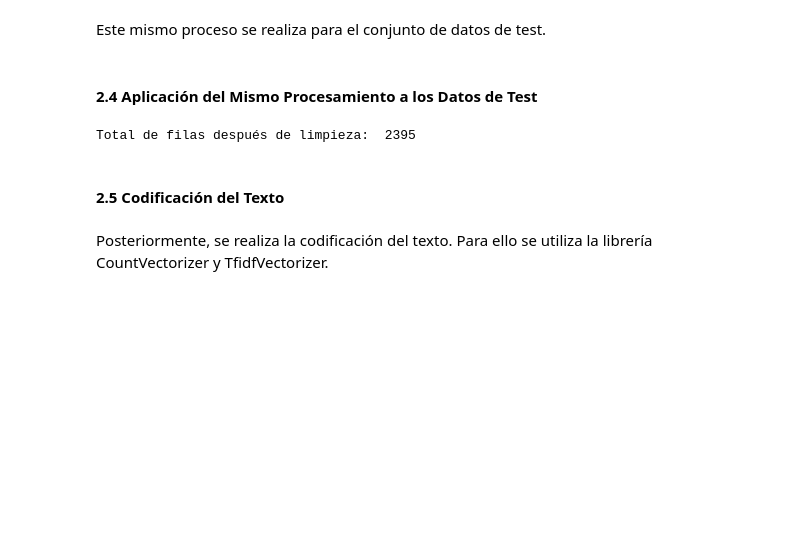
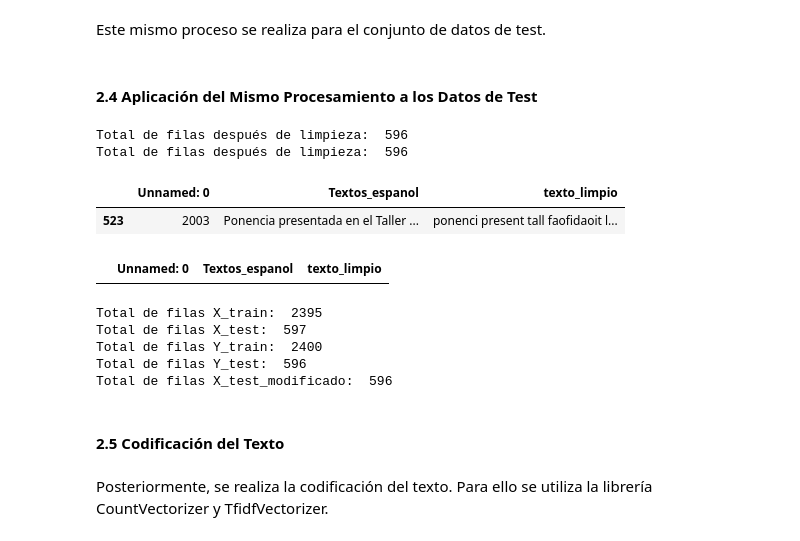
Before and after one commit to ddummann/Proyecto1-ClasificacionTextos-Etapa2, a Jupyter notebook: solucion_bi.ipynb, the cells around one changed output. Drawn from its saved outputs; the diff is of its cells as text; code cells hidden in the pictures; blank space fills up the shorter version.

```diff
--- a/solucion_bi.ipynb
+++ b/solucion_bi.ipynb
@@ -392,13 +434,10 @@ Y_test_clean = Y_test.loc[es_mask_t].copy()
 
 assert X_test_clean['idioma'].value_counts(normalize=True)['es'] == 1.0
 assert X_test_clean.shape[0] == Y_test_clean.shape[0]
-
 X_test_clean.drop(['idioma'], axis=1, inplace=True)
 
-print("Total de filas después de limpieza: ", X_train_clean.shape[0])
-X_test_clean['texto_limpio'] = X_test_clean['Textos_espanol'].swifter.apply(word_tokenize, language="spanish").swifter.apply(preprocessing)
-X_test_clean.to_excel("data\cat_345_clean_sin_lema_test.xlsx")
-X_test_clean['texto_limpio'] = X_test_clean['texto_limpio'].swifter.apply(stem_and_lemmatize).swifter.apply(join_words)
-X_test_clean.to_excel("data\cat_345_clean_con_lema_test.xlsx")
+print("Total de filas después de limpieza: ", X_test_clean.shape[0])
+print("Total de filas después de limpieza: ", Y_test_clean.shape[0])
 # %% [output]
-Total de filas después de limpieza:  2395
+Total de filas después de limpieza:  596
+Total de filas después de limpieza:  596
@@ -405,3 +450,33 @@ Total de filas después de limpieza:  2395
+# %%
+# Leer archivos excel ya lematizados
+X_train_clean_archivo = pd.read_excel("data/cat_345_clean_con_lema.xlsx")
+X_test_clean_archivo = pd.read_excel("data/cat_345_clean_con_lema_test.xlsx")
+X_test_clean_archivo_modificado = pd.read_excel("data/cat_345_clean_con_lema_test_modificado.xlsx")
+# %%
+# Registros diferentes entre X_train_clean y X_train_clean2
+#X_train_clean2[~X_train_clean2['Textos_espanol'].isin(X_train_clean['Textos_espanol'])]
+# Registros diferentes entre X_test_clean y X_test_clean2
+X_test_clean_archivo[~X_test_clean_archivo['Textos_espanol'].isin(X_test_clean['Textos_espanol'])]
+# %% [output]
+|  | Unnamed: 0 | Textos_espanol | texto_limpio |
+| 523 | 2003 | Ponencia presentada en el Taller ... | ponenci present tall faofidaoit l... |
+# %%
+X_test_clean_archivo_modificado[~X_test_clean_archivo_modificado['Textos_espanol'].isin(X_test_clean['Textos_espanol'])]
+# %% [output]
+|  | Unnamed: 0 | Textos_espanol | texto_limpio |
+# %%
+# Verificar numero de filas en X_train y X_test y Y_train y Y_test
+print("Total de filas X_train: ", X_train_clean_archivo.shape[0])
+print("Total de filas X_test: ", X_test_clean_archivo.shape[0])
+print("Total de filas Y_train: ", Y_train.shape[0])
+print("Total de filas Y_test: ", Y_test_clean.shape[0])
+print("Total de filas X_test_modificado: ", X_test_clean_archivo_modificado.shape[0])
+# %% [output]
+Total de filas X_train:  2395
+Total de filas X_test:  597
+Total de filas Y_train:  2400
+Total de filas Y_test:  596
+Total de filas X_test_modificado:  596
 # %% [markdown]
 #### 2.5 Codificación del Texto
 # %% [markdown]
```
Also changed, not shown: parts of 15 cells of this notebook, 5 other files.
